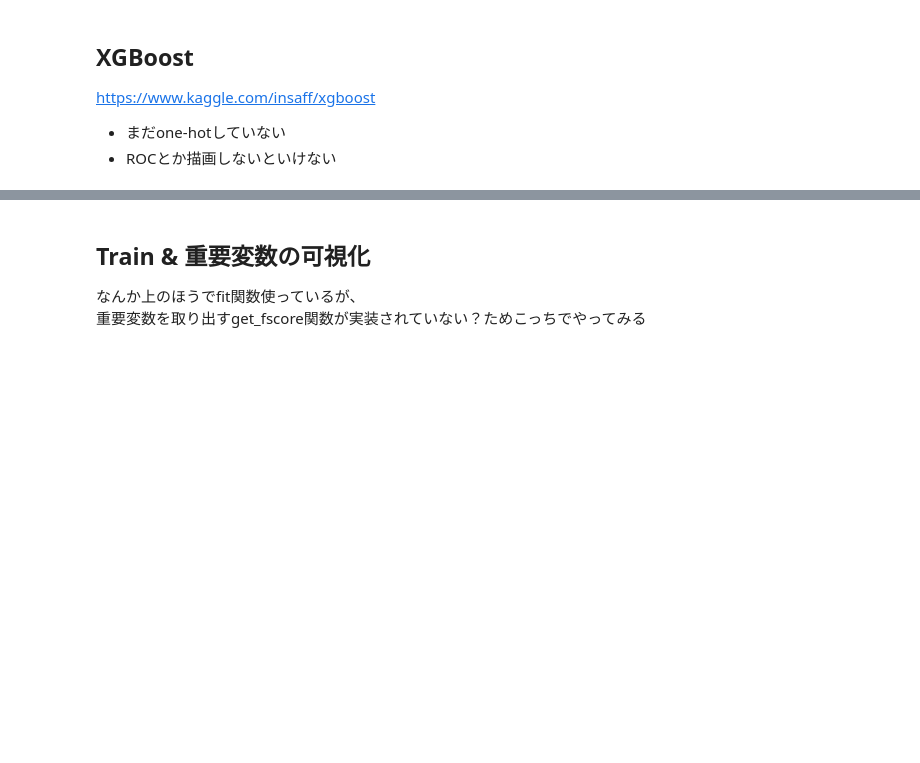
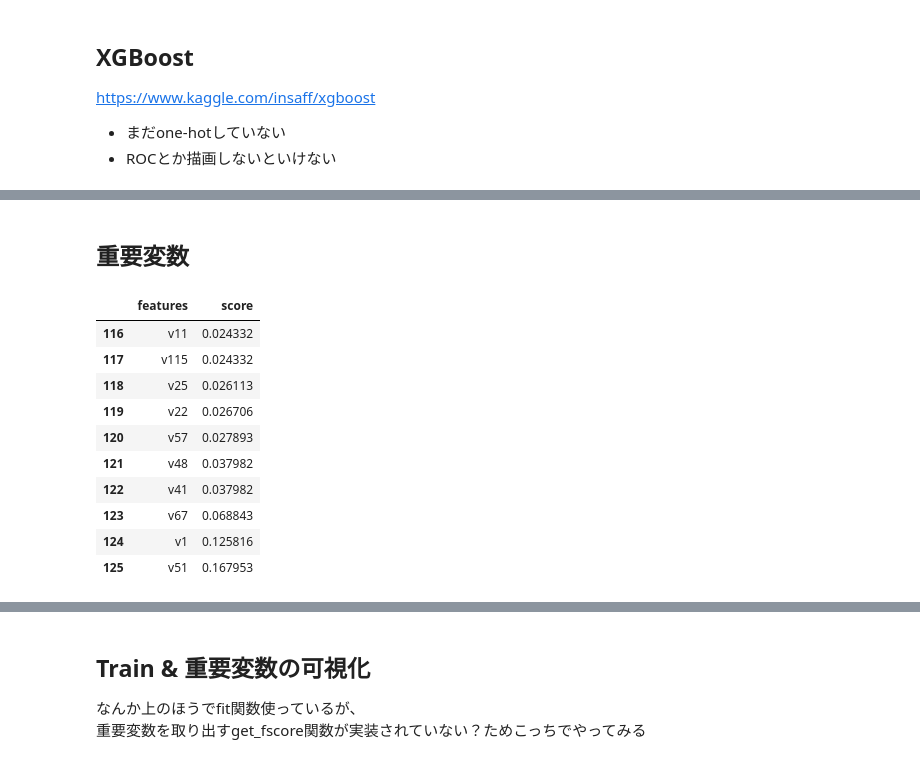
Before and after one commit to k501/BNP_Paribas, a Jupyter notebook: 10.model/BNP_XGB.ipynb, the cells around one changed output, grey strips where cells are left out. Saved outputs shown, nothing was run; the diff lists cells and outputs as text; code cells hidden in the pictures; blank space fills up the shorter version.

```diff
--- a/10.model/BNP_XGB.ipynb
+++ b/10.model/BNP_XGB.ipynb
@@ -221,0 +234,2 @@ XGBClassifier(base_score=0.5, booster='gbtree', colsample_bylevel=1,
+# %% [markdown]
+## 重要変数
@@ -221,0 +246,14 @@ XGBClassifier(base_score=0.5, booster='gbtree', colsample_bylevel=1,
+# %%
+df_importance.tail(10)
+# %% [output]
+|  | features | score |
+| 116 | v11 | 0.024332 |
+| 117 | v115 | 0.024332 |
+| 118 | v25 | 0.026113 |
+| 119 | v22 | 0.026706 |
+| 120 | v57 | 0.027893 |
+| 121 | v48 | 0.037982 |
+| 122 | v41 | 0.037982 |
+| 123 | v67 | 0.068843 |
+| 124 | v1 | 0.125816 |
+| 125 | v51 | 0.167953 |
```
Also changed, not shown: parts of 23 cells of this notebook, 2 other files.
